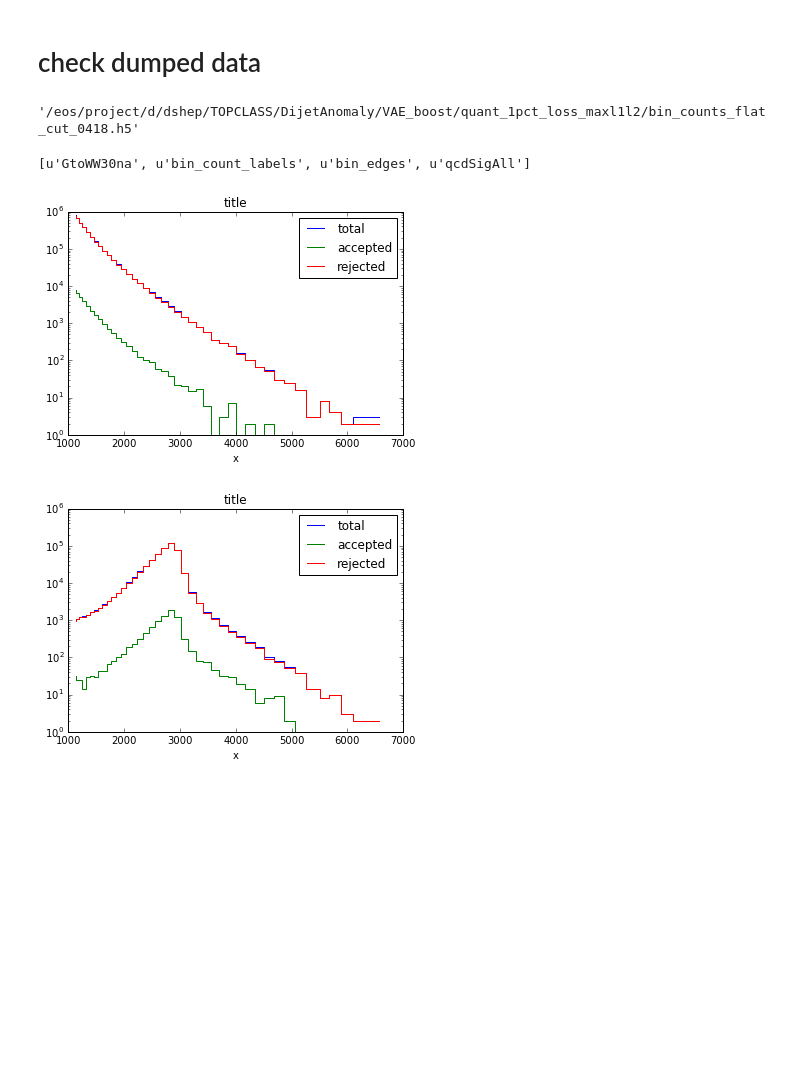
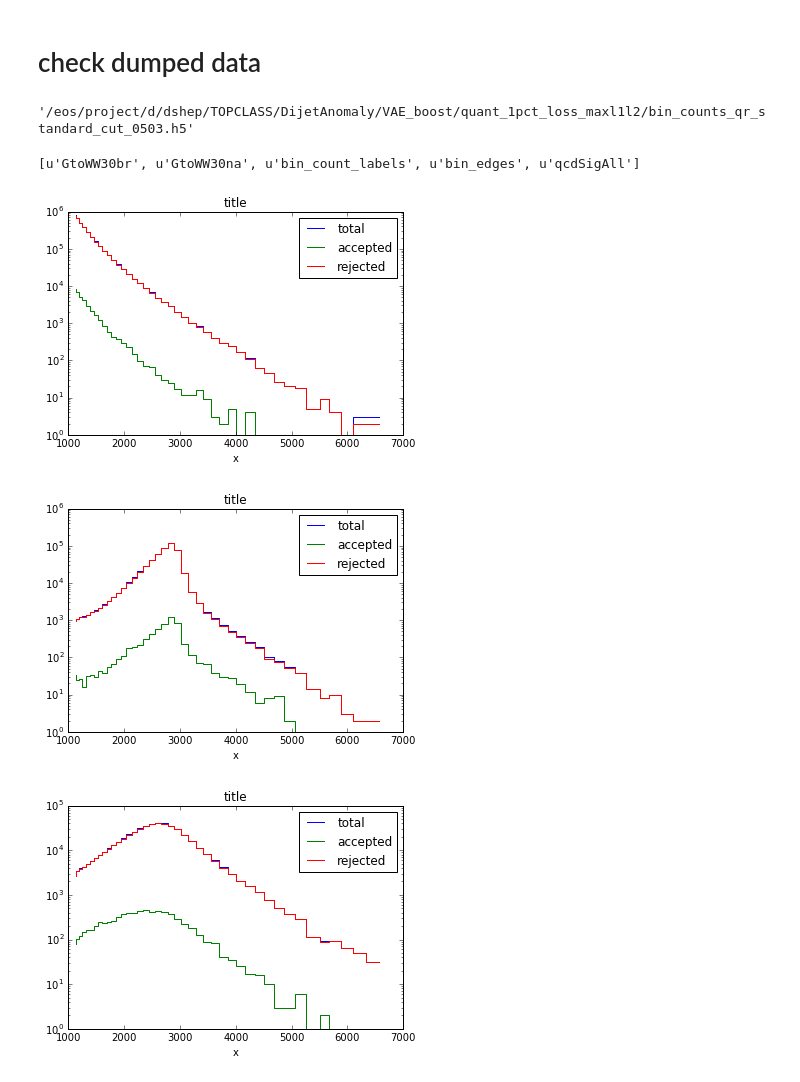
Before and after one commit to kingusiu/goodness_of_fit, a Jupyter notebook: vae_boost.ipynb, the cells around one changed output. Drawn from its saved outputs; the diff is of its cells as text; code cells hidden in the pictures; blank space fills up the shorter version.

```diff
--- a/vae_boost.ipynb
+++ b/vae_boost.ipynb
@@ -141,26 +137,31 @@ def write_bin_counts( datasamples, bincounts, bin_edges, file_path ):
 # %%
 date = datetime.date.today().strftime("%m%d")
-bin_file_path = '/eos/project/d/dshep/TOPCLASS/DijetAnomaly/VAE_boost/quant_1pct_loss_maxl1l2/bin_counts_flat_cut_'+date+'.h5'
+bin_file_path = '/eos/project/d/dshep/TOPCLASS/DijetAnomaly/VAE_boost/quant_1pct_loss_maxl1l2/bin_counts_qr_standard_cut_'+date+'.h5'
 qcd_counts = np.stack((qcd_tot_cnt,qcd_acc_cnt,qcd_rej_cnt))
-sig_counts = np.stack((sig_tot_cnt,sig_acc_cnt,sig_rej_cnt))
-write_bin_counts([SM_sample,BSM_sample],[qcd_counts,sig_counts],bin_edges,bin_file_path)
+sig_na_counts = np.stack((sig_na_tot_cnt,sig_na_acc_cnt,sig_na_rej_cnt))
+sig_br_counts = np.stack((sig_br_tot_cnt,sig_br_acc_cnt,sig_br_rej_cnt))
+wu.write_bin_counts([SM_sample,BSM_sample_na,BSM_sample_br],[qcd_counts,sig_na_counts,sig_br_counts],bin_edges,bin_file_path)
 # %% [markdown]
 # check dumped data
 # %%
 bin_file_path
 # %% [output]
-'/eos/project/d/dshep/TOPCLASS/DijetAnomaly/VAE_boost/quant_1pct_loss_maxl1l2/bin_counts_flat_cut_0418.h5'
+'/eos/project/d/dshep/TOPCLASS/DijetAnomaly/VAE_boost/quant_1pct_loss_maxl1l2/bin_counts_qr_standard_cut_0503.h5'
 # %%
 f = h5py.File(bin_file_path,'r')
 print(f.keys())
 qcd_counts = f.get('qcdSigAll')
 sig_counts = f.get('GtoWW30na')
 qcd_tot, qcd_acc, qcd_rej = qcd_counts[0], qcd_counts[1], qcd_counts[2]
 sig_tot, sig_acc, sig_rej = sig_counts[0], sig_counts[1], sig_counts[2]
 pu.plot_step(bin_edges[:-1],[qcd_tot, qcd_acc, qcd_rej],labels=['total','accepted','rejected'])
 pu.plot_step(bin_edges[:-1],[sig_tot, sig_acc, sig_rej],labels=['total','accepted','rejected'])
+sig_counts = f.get('GtoWW30br')
+sig_tot, sig_acc, sig_rej = sig_counts[0], sig_counts[1], sig_counts[2]
+pu.plot_step(bin_edges[:-1],[sig_tot, sig_acc, sig_rej],labels=['total','accepted','rejected'])
 f.close()
 # %% [output]
-[u'GtoWW30na', u'bin_count_labels', u'bin_edges', u'qcdSigAll']
+[u'GtoWW30br', u'GtoWW30na', u'bin_count_labels', u'bin_edges', u'qcdSigAll']
-[figure, old version]
+[figure, new version]
-[figure, old version]
+[figure, new version]
+[figure, added]
```
Also changed, not shown: parts of 28 cells of this notebook, 10 other files.
